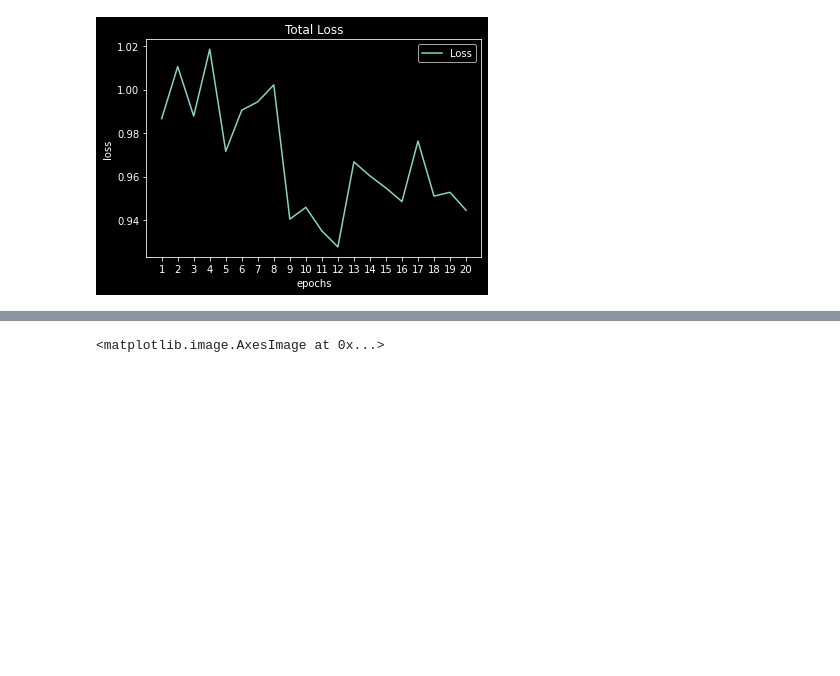
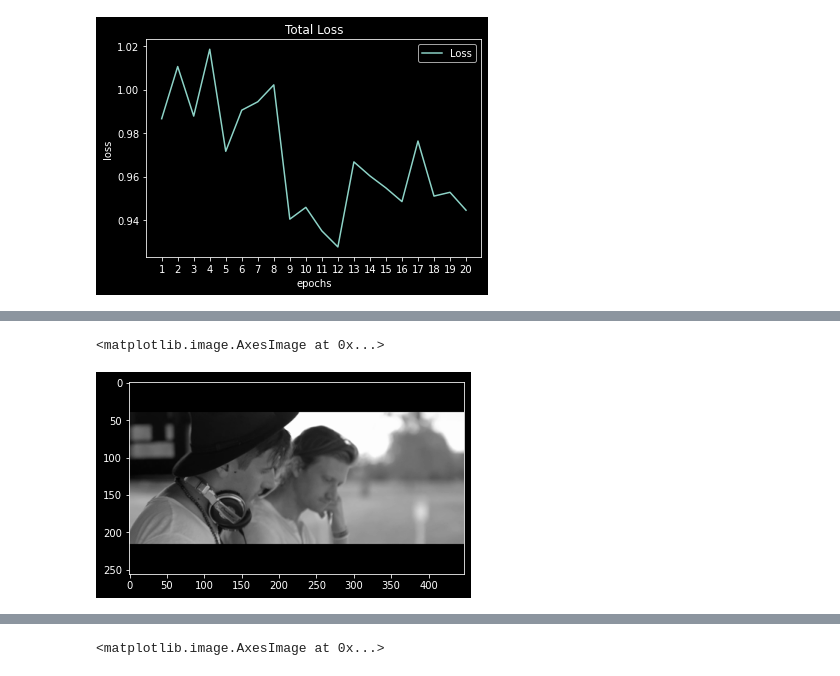
Before and after one commit to hanyuan97/MVSR, a Jupyter notebook: plt.ipynb, the cells around one changed output, grey strips where cells are left out. Saved outputs shown, nothing was run; the diff lists cells and outputs as text; code cells hidden in the pictures; blank space fills up the shorter version.

```diff
--- a/plt.ipynb
+++ b/plt.ipynb
@@ -134,0 +153,5 @@ print(MAE_im3)
+# %%
+plt.imshow(im2, cmap='gray')
+# %% [output]
+<matplotlib.image.AxesImage at 0x...>
+[figure, added]
```
Also changed, not shown: parts of 5 cells of this notebook, 11 other files.
